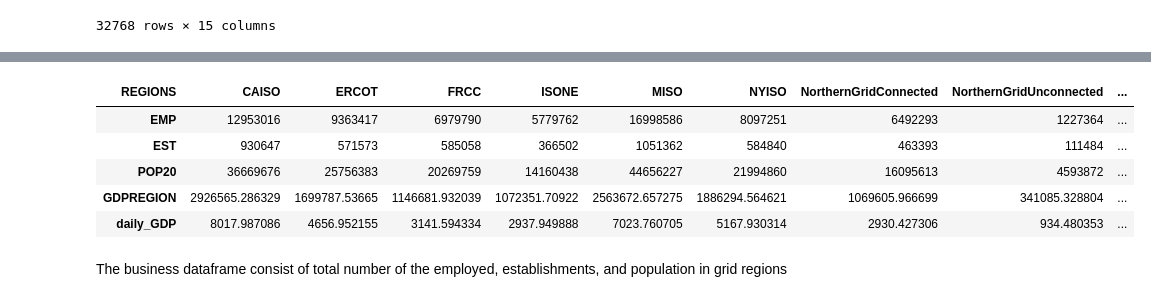
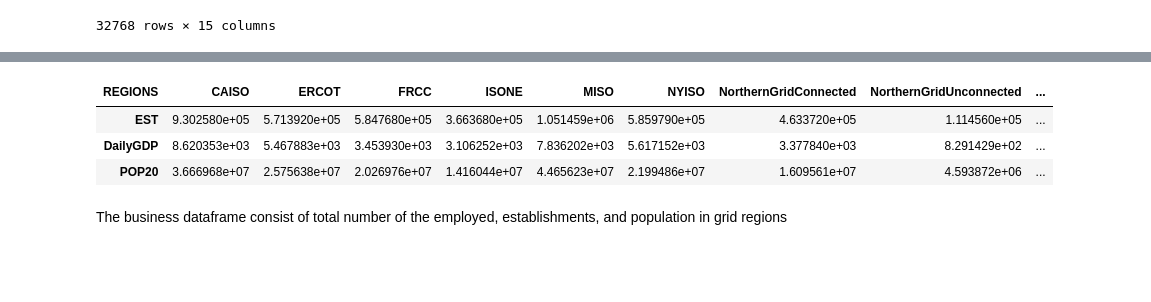
Before and after one commit to denniesbor/spwio, a Jupyter notebook: notebooks/scenario_modeling.ipynb, the cells around one changed output, grey strips where cells are left out. Saved outputs shown, nothing was run; the diff lists cells and outputs as text; code cells hidden in the pictures; blank space fills up the shorter version.

```diff
--- a/notebooks/scenario_modeling.ipynb
+++ b/notebooks/scenario_modeling.ipynb
@@ -53,12 +60,12 @@ data_state.groupby("REGIONS")[["POP20BG"]].sum().reset_index()
 In our calculation, we assume uniform every person/business contribute equally to State GDP.
 # %%
 # zcta
-df_business = data_zcta.groupby("REGIONS")[["EMP", "EST", "POP20", "ZCTAGDP"]].sum().reset_index()
-df_business.rename(columns={"ZCTAGDP": "GDPREGION"}, inplace=True)
+df_business = (
+    data_zcta.groupby(["REGIONS", "NAICS"])[["EST", "GDP2022"]].sum().reset_index()
+)
 
-# add daily GDP
-df_business["daily_GDP"] = df_business.GDPREGION.map(lambda x: x*1/365)
-print(df_business.GDPREGION.sum())
+df_business["DailyGDP"] = df_business.GDP2022.map(lambda x: x * 1 / 365)
+# print(df_business.GDPREGION.sum())
 
 df_business.head(5)
 # %% [output]
@@ -72,3 +99,16 @@ df_business.head(5)
+# %%
+# Export the business data as a dictionary
+nested_dict = {}
+region_pop = total_pop_regions.set_index("REGIONS")["POP20"]
+
+for _, row in df_business.iterrows():
+    region = row["REGIONS"]
+    naics = row['NAICS']
+
+    if region not in nested_dict:
+        nested_dict[region] = {"NAICS": {}, "POP20": region_pop[region]}
+
+    nested_dict[region]["NAICS"][naics] = {'EST': row['EST'], 'DAILYGDP': row['DailyGDP']}
 # %% [markdown]
 ## Estimates of the number of businesses and population without power
 # %%
@@ -98,3 +138,8 @@ df_combinations
 | 32766 | 1 | 1 | 1 | 1 | 1 | 1 | 1 | 1 | ... |
 | 32767 | 1 | 1 | 1 | 1 | 1 | 1 | 1 | 1 | ... |
 32768 rows × 15 columns
+# %%
+df_bus_sum = df_business.groupby("REGIONS")[["EST", "DailyGDP"]].sum().reset_index()
+df_bus_po = df_bus_sum.merge(total_pop_regions, on="REGIONS")
+
+df_index = df_bus_po.set_index("REGIONS")
@@ -101,17 +166,13 @@ df_combinations
 # %%
 # transpose the business df and cast on the combinatioons df
 
-transposed_df = df_business.T
-transposed_df.columns = transposed_df.iloc[0]
-transposed_df = transposed_df.drop(transposed_df.index[0])
+transposed_df = df_index.T
 transposed_df
 # %% [output]
 | REGIONS | CAISO | ERCOT | FRCC | ISONE | MISO | NYISO | NorthernGridConnected | NorthernGridUnconnected | ... |
-| EMP | 12953016 | 9363417 | 6979790 | 5779762 | 16998586 | 8097251 | 6492293 | 1227364 | ... |
-| EST | 930647 | 571573 | 585058 | 366502 | 1051362 | 584840 | 463393 | 111484 | ... |
-| POP20 | 36669676 | 25756383 | 20269759 | 14160438 | 44656227 | 21994860 | 16095613 | 4593872 | ... |
-| GDPREGION | 2926565.286329 | 1699787.53665 | 1146681.932039 | 1072351.70922 | 2563672.657275 | 1886294.564621 | 1069605.966699 | 341085.328804 | ... |
-| daily_GDP | 8017.987086 | 4656.952155 | 3141.594334 | 2937.949888 | 7023.760705 | 5167.930314 | 2930.427306 | 934.480353 | ... |
+| EST | 9.302580e+05 | 5.713920e+05 | 5.847680e+05 | 3.663680e+05 | 1.051459e+06 | 5.859790e+05 | 4.633720e+05 | 1.114560e+05 | ... |
+| DailyGDP | 8.620353e+03 | 5.467883e+03 | 3.453930e+03 | 3.106252e+03 | 7.836202e+03 | 5.617152e+03 | 3.377840e+03 | 8.291429e+02 | ... |
+| POP20 | 3.666968e+07 | 2.575638e+07 | 2.026976e+07 | 1.416044e+07 | 4.465623e+07 | 2.199486e+07 | 1.609561e+07 | 4.593872e+06 | ... |
 # %% [markdown]
 The business dataframe consist of total number of the employed, establishments, and population in grid regions
 # %%
```
Also changed, not shown: parts of 22 cells of this notebook.
